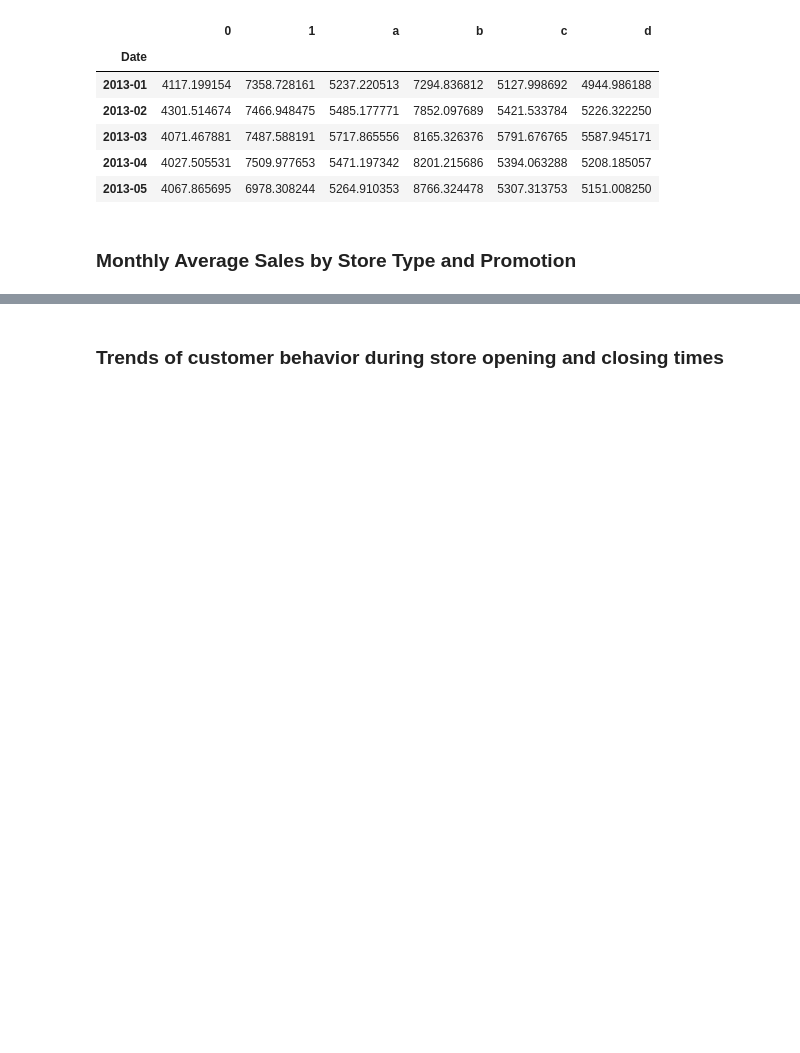
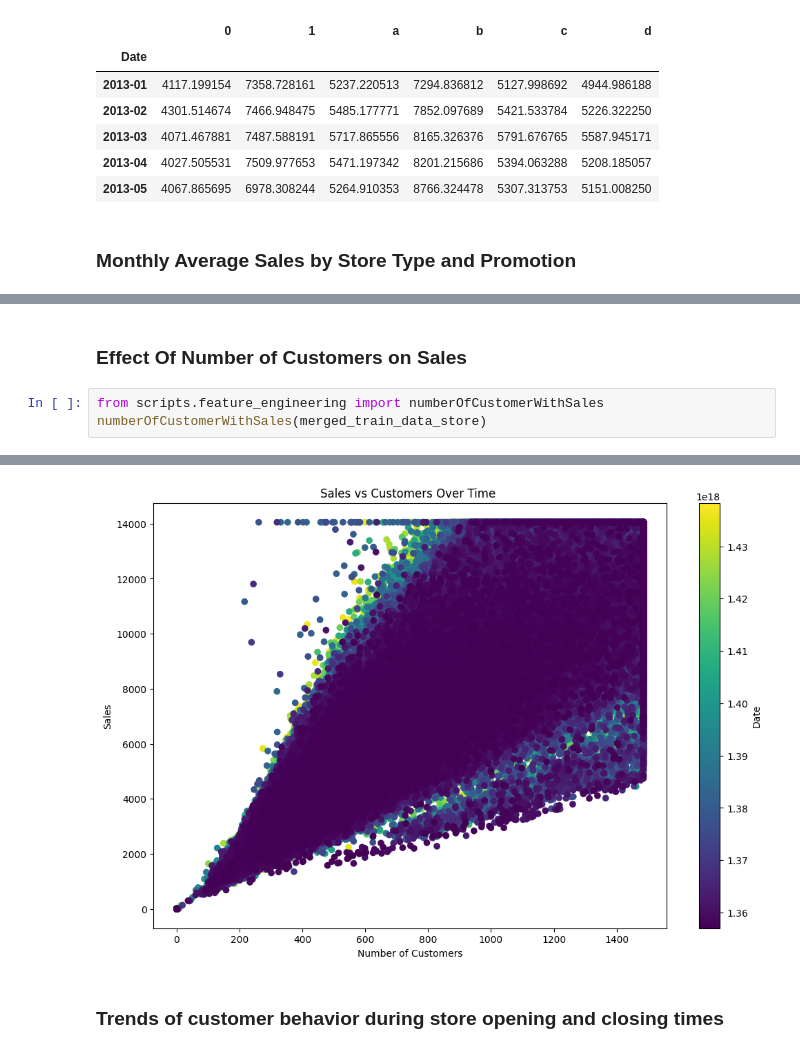
Before and after one commit to hanaDemma/Pharmaceuticals-finance-data-Analysis-week-4, a Jupyter notebook: notebooks/exploratory_analysis.ipynb, the cells around one changed output, grey strips where cells are left out. Cells and saved outputs as stored; diff of their text form; blank space fills up the shorter version.

Commit message:
effect of number of customer over sale

```diff
--- a/notebooks/exploratory_analysis.ipynb
+++ b/notebooks/exploratory_analysis.ipynb
@@ -719 +719,7 @@ storeTypeAndPromoOverTime(merged_store_type_prome)
 [figure]
+# %% [markdown]
+### Effect Of Number of Customers on Sales
+# %%
+from scripts.feature_engineering import numberOfCustomerWithSales
+numberOfCustomerWithSales(merged_train_data_store)
+# %% [output]
@@ -720,3 +728,4 @@ storeTypeAndPromoOverTime(merged_store_type_prome)
+[figure, added]
 # %% [markdown]
 ### Trends of customer behavior during store opening and closing times
 # %% [markdown]
```
Also changed, not shown: parts of 35 cells of this notebook, 2 other files.
